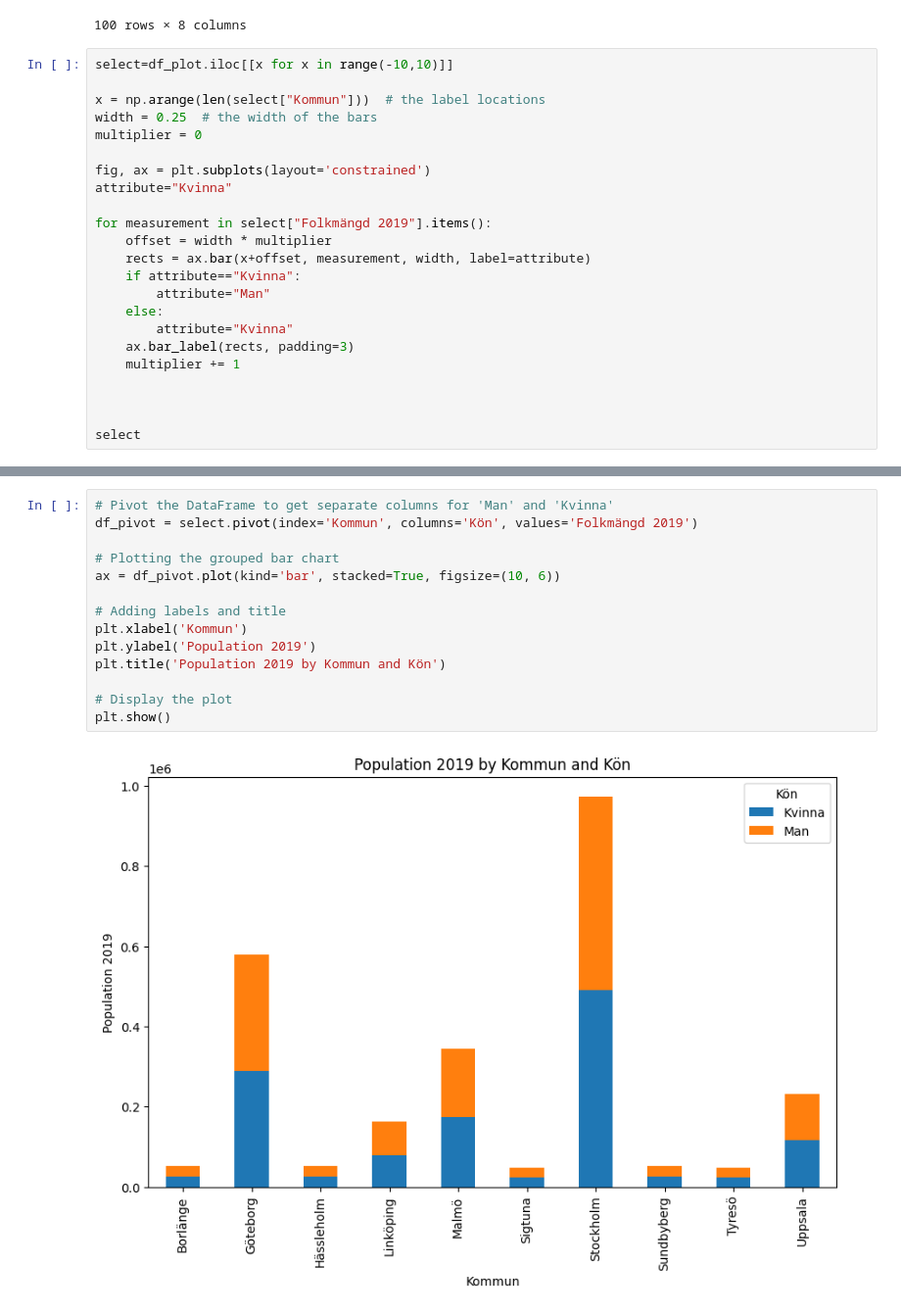
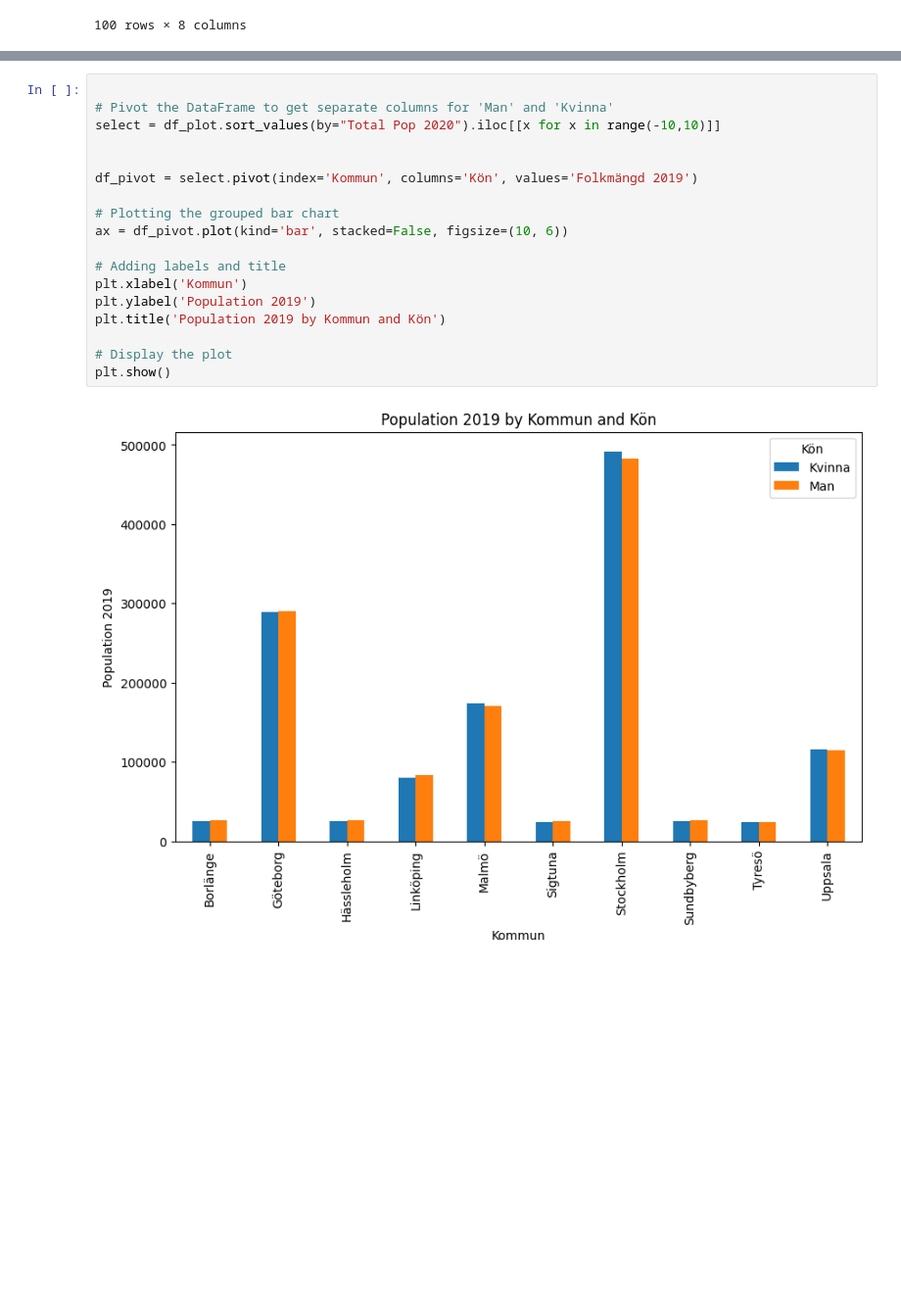
Before and after one commit to danlundh67/Python-Dan-Lund-OPA23, a Jupyter notebook: exercises/1_panda.ipynb, the cells around one changed output, grey strips where cells are left out. Shown: that part at 98% size. Saved outputs shown, nothing was run; the diff lists cells and outputs as text; blank space fills up the shorter version.

```diff
--- a/exercises/1_panda.ipynb
+++ b/exercises/1_panda.ipynb
@@ -367,26 +356,3 @@ df_plot
 | 98 | Tyresö | 48678 | 48333 | 345 | 24305 | 24254 | 0.210275 | ... |
 | 99 | Tyresö | 48678 | 48333 | 345 | 24373 | 24079 | 1.220981 | ... |
 100 rows × 8 columns
-# %%
-select=df_plot.iloc[[x for x in range(-10,10)]]
-
-x = np.arange(len(select["Kommun"]))  # the label locations
-width = 0.25  # the width of the bars
-multiplier = 0
-
-fig, ax = plt.subplots(layout='constrained')
-attribute="Kvinna"
-
-for measurement in select["Folkmängd 2019"].items():
-    offset = width * multiplier
-    rects = ax.bar(x+offset, measurement, width, label=attribute)
-    if attribute=="Kvinna":
-        attribute="Man"
-    else:
-        attribute="Kvinna"
-    ax.bar_label(rects, padding=3)
-    multiplier += 1
-
-
-
-select
@@ -416,16 +359,20 @@ Name: Folkmängd 2019, dtype: int64
 # %%
+
 # Pivot the DataFrame to get separate columns for 'Man' and 'Kvinna'
+select = df_plot.sort_values(by="Total Pop 2020").iloc[[x for x in range(-10,10)]]
+
+
 df_pivot = select.pivot(index='Kommun', columns='Kön', values='Folkmängd 2019')
 
 # Plotting the grouped bar chart
-ax = df_pivot.plot(kind='bar', stacked=True, figsize=(10, 6))
+ax = df_pivot.plot(kind='bar', stacked=False, figsize=(10, 6))
 
 # Adding labels and title
 plt.xlabel('Kommun')
 plt.ylabel('Population 2019')
 plt.title('Population 2019 by Kommun and Kön')
 
 # Display the plot
 plt.show()
 # %% [output]
-[figure, old version]
+[figure, new version]
```
Also changed, not shown: parts of 9 cells of this notebook.
